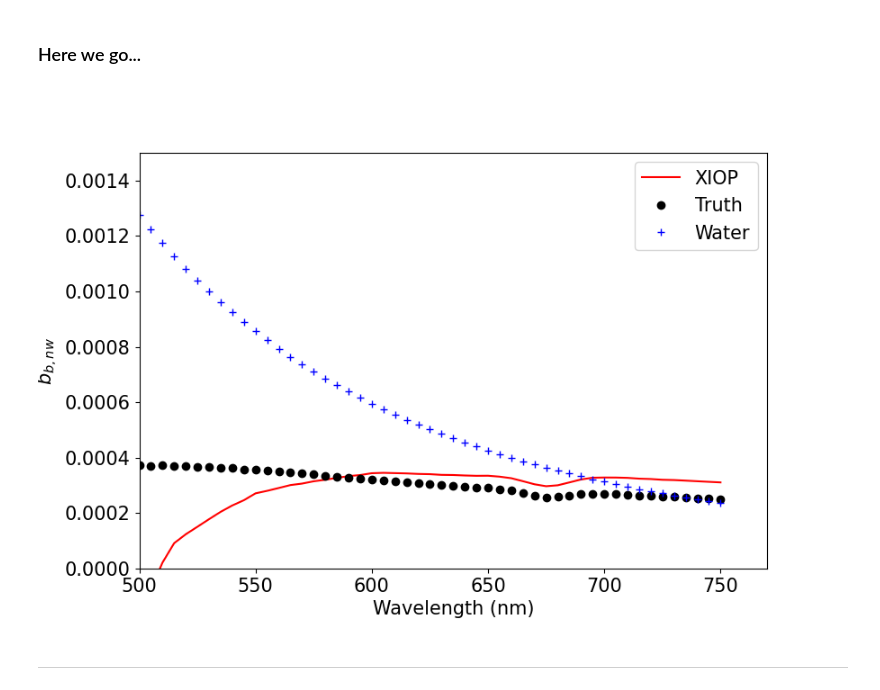
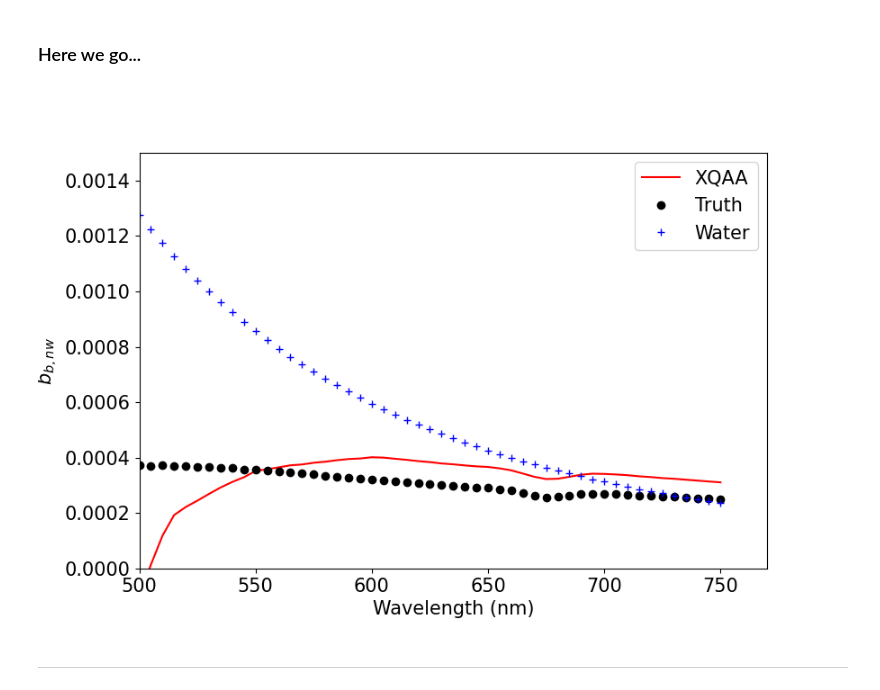
Before and after one commit to ocean-colour/xiop, a Jupyter notebook: nb/First_bbnw.ipynb, the cells around one changed output. Cells and saved outputs as stored; diff of their text form; code cells hidden in the pictures.

```diff
--- a/nb/First_bbnw.ipynb
+++ b/nb/First_bbnw.ipynb
@@ -47,6 +48,17 @@ bbnw_true = l23_bbnw[idx]
 # %% [markdown]
 ## $r_{\rm rs}$
 # %%
-rrs = xiop_geom.rrs_from_Rrs(Rrs)
+rrs = xqaa_geom.rrs_from_Rrs(Rrs)
 # %% [markdown]
 ## Plot
+# %%
+fig = plt.figure(figsize=(9,6))
+ax = plt.gca()
+ax.plot(l23_wave, Rrs, 'ko')
+#
+ax.set_xlabel('Wavelength (nm)')
+ax.set_ylabel(r'$R_{\rm rs}$')
+#
+plotting.set_fontsize(ax, 15)
+#
+plt.show()
@@ -69,11 +84,14 @@ plt.show()
 reload(inversion)
 dataset = 'loisel23'
 extras = dict(X=1, Y=0)
-H1, H2 = inversion.calc_Hcoeff(l23_wave, dataset, extras)
+xqaaParams = xqaa_params.XQAAParams()
+xqaaParams.L23_X = extras['X']
+xqaaParams.L23_Y = extras['Y']
+G1, G2 = inversion.calc_Gcoeff(l23_wave, xqaaParams)
 # %% [markdown]
 ## $D$
 # %%
-D = inversion.quadratic(rrs, H1, H2)
+D = inversion.quadratic(rrs, G1, G2)
 # %% [markdown]
 ### Plot
 # %%
@@ -101,24 +119,25 @@ bbnw = inversion.retrieve_bbnw(aw, bbw, D)
 # %%
 scl = 1.
 fig = plt.figure(figsize=(9,6))
 ax = plt.gca()
-ax.plot(l23_wave, bbnw/scl, 'r-', label='XIOP')
+ax.plot(l23_wave, bbnw/scl, 'r-', label='XQAA')
 ax.plot(l23_wave, l23_bbnw[idx], 'ko', label='Truth')
 ax.plot(l23_wave, bbw, 'b+', label='Water')
 #
 ax.set_xlabel('Wavelength (nm)')
 ax.set_ylabel(r'$b_{b,nw}$')
 #
 #ax.set_yscale('log')
 ax.set_ylim(0., 0.0015)
 ax.set_xlim(500., None)
 #
 plotting.set_fontsize(ax, 15)
 ax.legend(fontsize=15.)
 #
+plt.savefig('fig_bbnw.png', dpi=300)
 plt.show()
 # %% [output]
-[figure, old version]
+[figure, new version]
 # %% [markdown]
 ----
 # %% [markdown]
```
Also changed, not shown: parts of 4 cells of this notebook, 4 other files.
